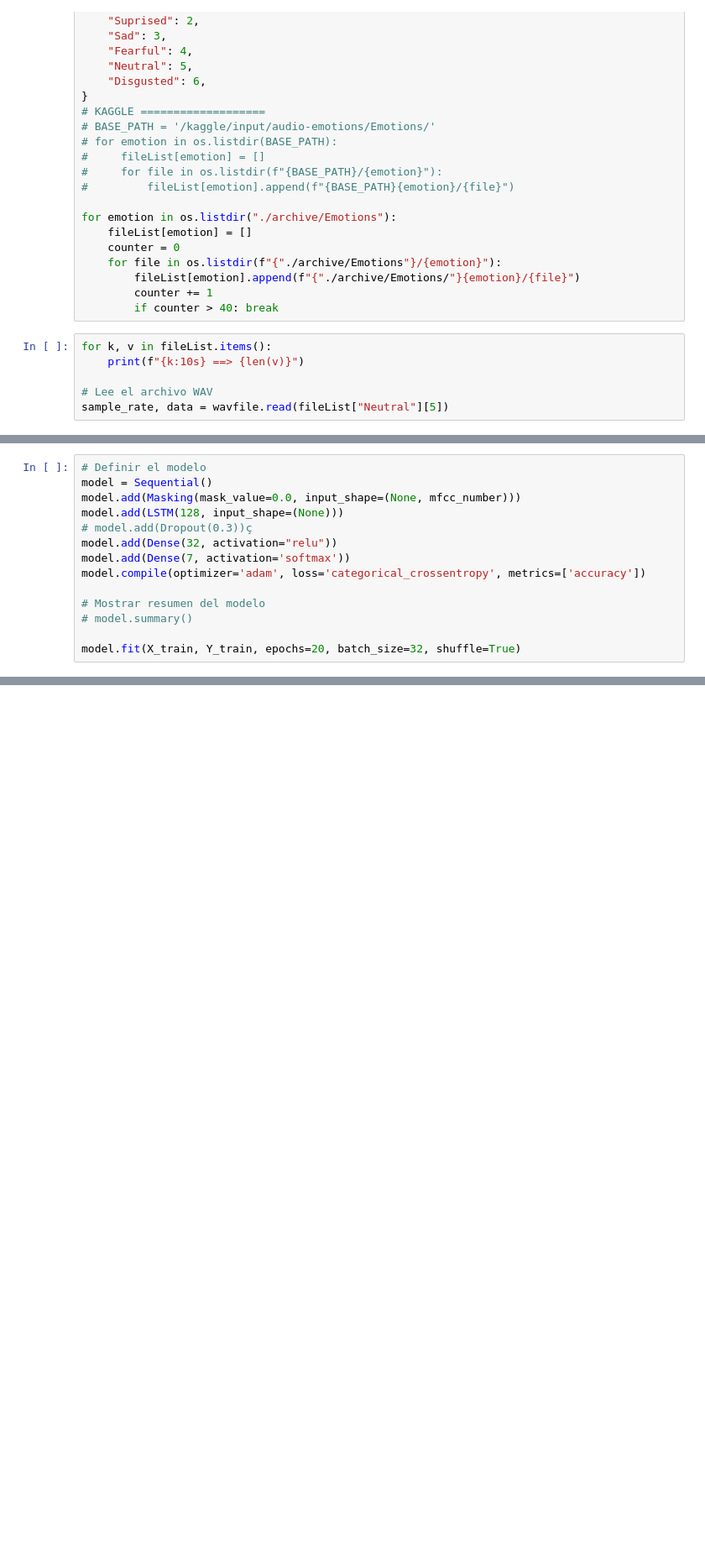
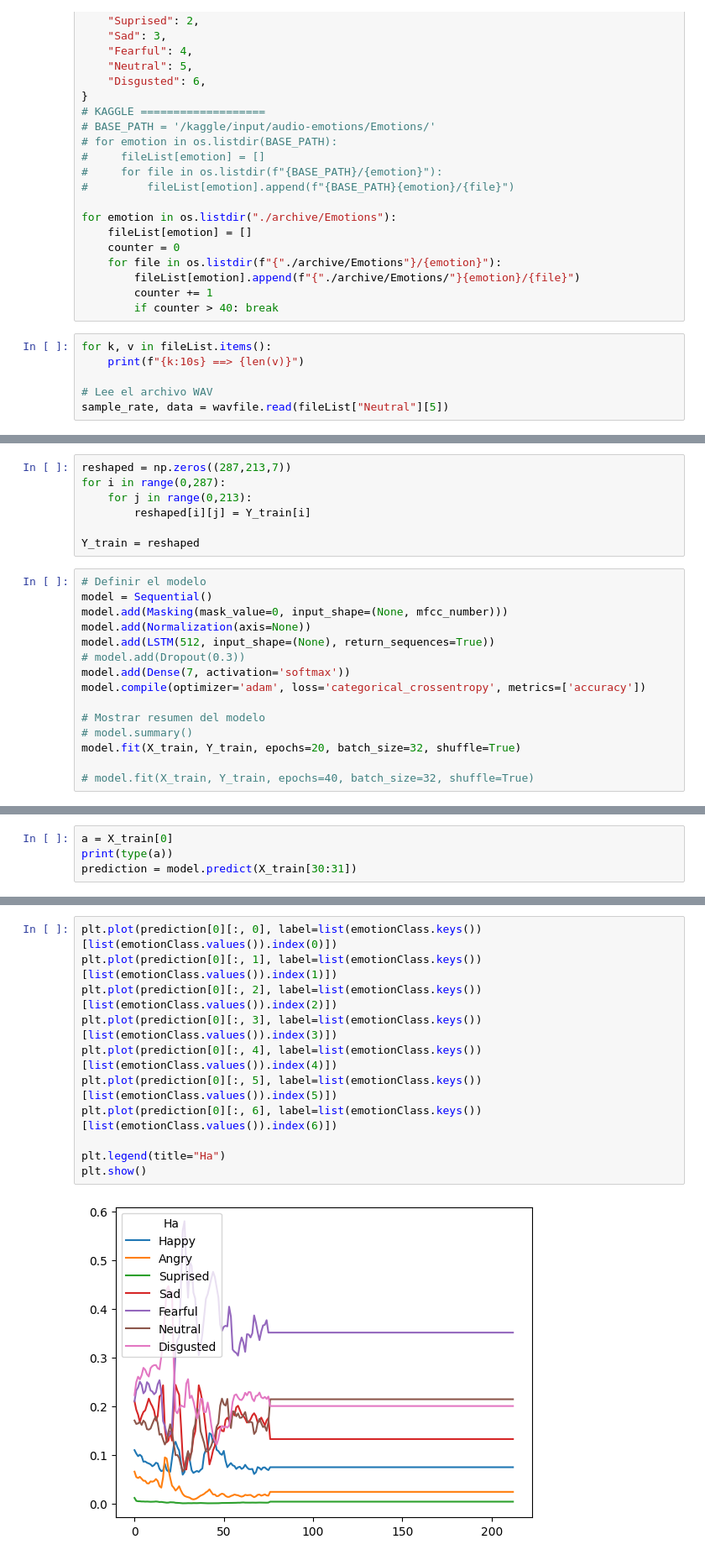
Before and after one commit to DinoThor/EchoMood, a Jupyter notebook: test.ipynb, the cells around one changed output, grey strips where cells are left out. Shown at 84% size. Drawn from its saved outputs; the diff is of its cells as text; blank space fills up the shorter version.

```diff
--- a/test.ipynb
+++ b/test.ipynb
@@ -108,16 +116,24 @@ print(type(X_train))
+# %%
+reshaped = np.zeros((287,213,7))
+for i in range(0,287):
+    for j in range(0,213):
+        reshaped[i][j] = Y_train[i]
+
+Y_train = reshaped
 # %%
 # Definir el modelo
 model = Sequential()
-model.add(Masking(mask_value=0.0, input_shape=(None, mfcc_number)))
-model.add(LSTM(128, input_shape=(None)))
-# model.add(Dropout(0.3))ç
-model.add(Dense(32, activation="relu"))
+model.add(Masking(mask_value=0, input_shape=(None, mfcc_number)))
+model.add(Normalization(axis=None))
+model.add(LSTM(512, input_shape=(None), return_sequences=True))
+# model.add(Dropout(0.3))
 model.add(Dense(7, activation='softmax'))
 model.compile(optimizer='adam', loss='categorical_crossentropy', metrics=['accuracy'])
 
 # Mostrar resumen del modelo
 # model.summary()
+model.fit(X_train, Y_train, epochs=20, batch_size=32, shuffle=True)
 
-model.fit(X_train, Y_train, epochs=20, batch_size=32, shuffle=True)
+# model.fit(X_train, Y_train, epochs=40, batch_size=32, shuffle=True)
 # %% [output]
 Epoch 1/20
@@ -141,0 +157,4 @@ Epoch 20/20
+# %%
+a = X_train[0]
+print(type(a))
+prediction = model.predict(X_train[30:31])
@@ -141,0 +171,13 @@ Epoch 20/20
+# %%
+plt.plot(prediction[0][:, 0], label=list(emotionClass.keys())[list(emotionClass.values()).index(0)])
+plt.plot(prediction[0][:, 1], label=list(emotionClass.keys())[list(emotionClass.values()).index(1)])
+plt.plot(prediction[0][:, 2], label=list(emotionClass.keys())[list(emotionClass.values()).index(2)])
+plt.plot(prediction[0][:, 3], label=list(emotionClass.keys())[list(emotionClass.values()).index(3)])
+plt.plot(prediction[0][:, 4], label=list(emotionClass.keys())[list(emotionClass.values()).index(4)])
+plt.plot(prediction[0][:, 5], label=list(emotionClass.keys())[list(emotionClass.values()).index(5)])
+plt.plot(prediction[0][:, 6], label=list(emotionClass.keys())[list(emotionClass.values()).index(6)])
+
+plt.legend(title="Ha")
+plt.show()
+# %% [output]
+[figure, added]
```
Also changed, not shown: parts of 7 cells of this notebook.
